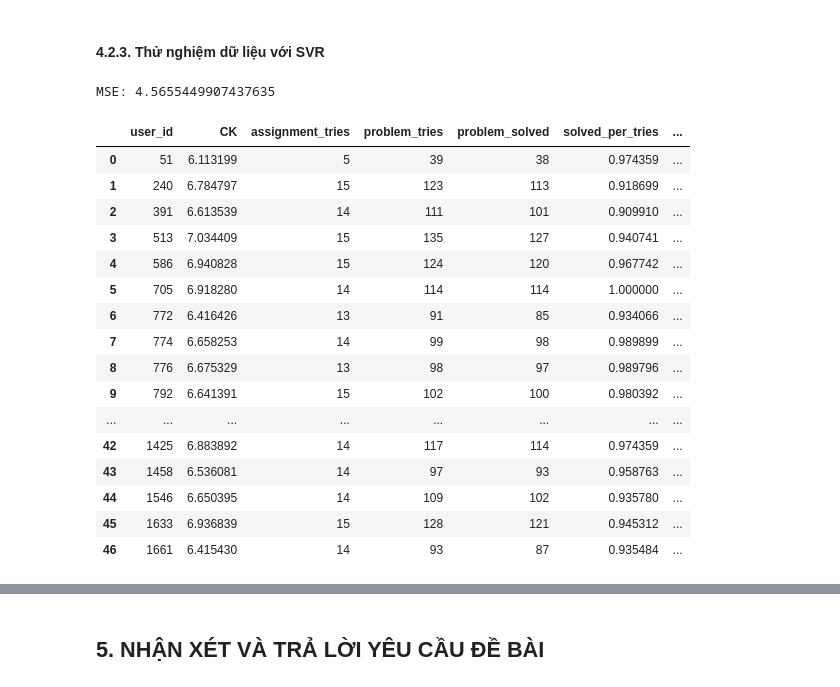
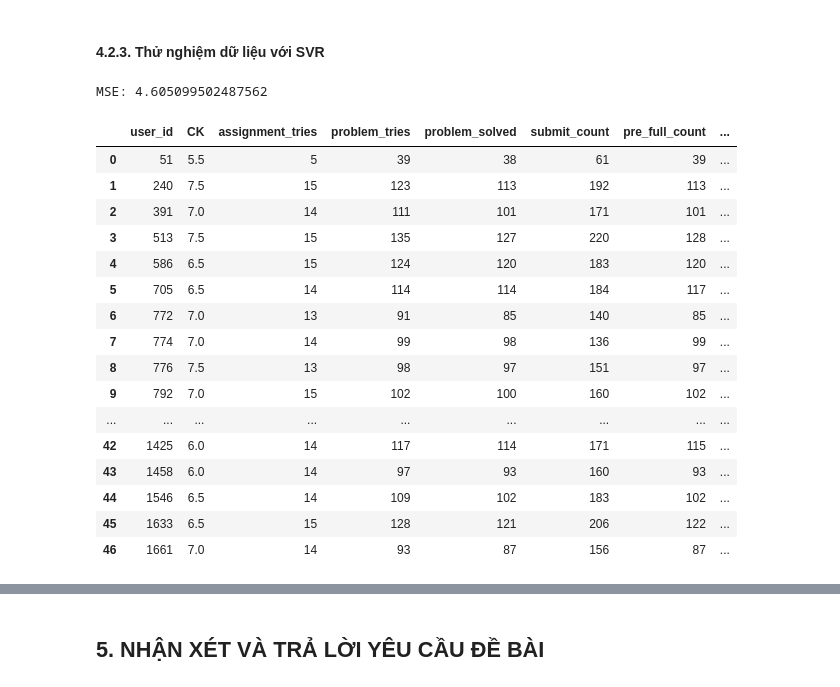
Before and after one commit to caohungphu/CS114.L21, a Jupyter notebook: Colab/Predict_final_exam_score.ipynb, the cells around one changed output, grey strips where cells are left out. Cells and saved outputs as stored; diff of their text form; code cells hidden in the pictures.

```diff
--- a/Colab/Predict_final_exam_score.ipynb
+++ b/Colab/Predict_final_exam_score.ipynb
@@ -123,4 +122,4 @@ memory usage: 53.4+ KB
 # %%
 # Lấy những cột cần thiết
-wecode_data_new = wecode_data[['user_id', 'assignment_id', 'problem_id', 'is_final', 'status', 'pre_score', 'coefficient']]
+wecode_data_new = wecode_data[['user_id', 'assignment_id', 'problem_id', 'is_final', 'status', 'pre_score', 'created_at']]
 score_training_data_new = score_training_data[['id', 'CK']]
@@ -239,6 +217,15 @@ wecode_data_new_header['sub_per_total'] = wecode_data_new_header['submit_count']
 
 # Số lần (pre_score = 10000) / tổng số submition
 wecode_data_new_header['pre_full_per_total'] = wecode_data_new_header['pre_full_count'] / number_of_submissions
+
+# Update thêm chỉ số tổng thời gian các thời gian làm mỗi bài / số bài giải được
+# Merge bảng wecode_data_new_header và bằng thời gian
+wecode_data_new_header = pd.merge(wecode_data_new_header, wecode_full_time, how='inner', on=['user_id'])
+# tổng thời gian các thời gian làm mỗi bài / số bài giải được
+wecode_data_new_header['time_final_per_problem_solved'] = wecode_data_new_header['time_final'] / wecode_data_new_header['problem_solved']
+# 0 / 0 sẽ ra null nên nhóm em fillna bằng max time_final_per_problem_solved cộng với 1 số ngẫu nhiên
+#-> Nhóm em nghĩ rằng số càng lớn điểm càng nhỏ
+wecode_data_new_header['time_final_per_problem_solved'] = wecode_data_new_header['time_final_per_problem_solved'].fillna(max(wecode_data_new_header['time_final_per_problem_solved']) + 19520214)
 # %%
 wecode_data_new_header
 # %% [output]
@@ -388,34 +401,47 @@ plt.show()
 from sklearn.svm import SVR
 from sklearn.metrics import mean_squared_error
 
-X = np.array(training_data[['solved_per_tries', 'problem_tries_per_problems', 'assignment_tries_per_assignments']])
+# Làm tròn điểm số cuối kỳ
+def x_round(x):
+    x = np.round(x*2)/2
+    return x
+
+# Các cột để train
+col_train = ['assignment_tries', 'problem_tries', 'problem_solved', 'submit_count', 'pre_full_count', 'sum_score_is_final',
+             'solved_per_tries', 'problem_tries_per_problems', 'assignment_tries_per_assignments', 'sub_per_total',
+             'pre_full_per_total', 'time_final', 'time_final_per_problem_solved']
+
+# Xây dựng dữ liệu train
+X = np.array(training_data[col_train])
 y = np.array(training_data['CK'])
 
+# Fit model
 clf = SVR().fit(X, y)
-y_predict = clf.predict(X)
+y_predict = x_round(clf.predict(X))
 
+# Đánh giá bằng MSE
 print("MSE:",mean_squared_error(y, y_predict))
 # %% [output]
-MSE: 4.5655449907437635
+MSE: 4.605099502487562
 # %%
 # Dự đoán điểm cuối kỳ còn thiếu
-predict_data['CK'] = clf.predict(predict_data[['solved_per_tries', 'problem_tries_per_problems', 'assignment_tries_per_assignments']])
+predict_data['CK'] = x_round(clf.predict(predict_data[col_train]))
 predict_data
 # %% [output]
-|  | user_id | CK | assignment_tries | problem_tries | problem_solved | solved_per_tries | ... |
-| 0 | 51 | 6.113199 | 5 | 39 | 38 | 0.974359 | ... |
-| 1 | 240 | 6.784797 | 15 | 123 | 113 | 0.918699 | ... |
-| 2 | 391 | 6.613539 | 14 | 111 | 101 | 0.909910 | ... |
-| 3 | 513 | 7.034409 | 15 | 135 | 127 | 0.940741 | ... |
-| 4 | 586 | 6.940828 | 15 | 124 | 120 | 0.967742 | ... |
-| 5 | 705 | 6.918280 | 14 | 114 | 114 | 1.000000 | ... |
-| 6 | 772 | 6.416426 | 13 | 91 | 85 | 0.934066 | ... |
-| 7 | 774 | 6.658253 | 14 | 99 | 98 | 0.989899 | ... |
-| 8 | 776 | 6.675329 | 13 | 98 | 97 | 0.989796 | ... |
-| 9 | 792 | 6.641391 | 15 | 102 | 100 | 0.980392 | ... |
-| ... | ... | ... | ... | ... | ... | ... | ... |
-| 42 | 1425 | 6.883892 | 14 | 117 | 114 | 0.974359 | ... |
-| 43 | 1458 | 6.536081 | 14 | 97 | 93 | 0.958763 | ... |
-| 44 | 1546 | 6.650395 | 14 | 109 | 102 | 0.935780 | ... |
-| 45 | 1633 | 6.936839 | 15 | 128 | 121 | 0.945312 | ... |
-| 46 | 1661 | 6.415430 | 14 | 93 | 87 | 0.935484 | ... |
+|  | user_id | CK | assignment_tries | problem_tries | problem_solved | submit_count | pre_full_count | ... |
+| 0 | 51 | 5.5 | 5 | 39 | 38 | 61 | 39 | ... |
+| 1 | 240 | 7.5 | 15 | 123 | 113 | 192 | 113 | ... |
+| 2 | 391 | 7.0 | 14 | 111 | 101 | 171 | 101 | ... |
+| 3 | 513 | 7.5 | 15 | 135 | 127 | 220 | 128 | ... |
+| 4 | 586 | 6.5 | 15 | 124 | 120 | 183 | 120 | ... |
+| 5 | 705 | 6.5 | 14 | 114 | 114 | 184 | 117 | ... |
+| 6 | 772 | 7.0 | 13 | 91 | 85 | 140 | 85 | ... |
+| 7 | 774 | 7.0 | 14 | 99 | 98 | 136 | 99 | ... |
+| 8 | 776 | 7.5 | 13 | 98 | 97 | 151 | 97 | ... |
+| 9 | 792 | 7.0 | 15 | 102 | 100 | 160 | 102 | ... |
+| ... | ... | ... | ... | ... | ... | ... | ... | ... |
+| 42 | 1425 | 6.0 | 14 | 117 | 114 | 171 | 115 | ... |
+| 43 | 1458 | 6.0 | 14 | 97 | 93 | 160 | 93 | ... |
+| 44 | 1546 | 6.5 | 14 | 109 | 102 | 183 | 102 | ... |
+| 45 | 1633 | 6.5 | 15 | 128 | 121 | 206 | 122 | ... |
+| 46 | 1661 | 7.0 | 14 | 93 | 87 | 156 | 87 | ... |
```
Also changed, not shown: parts of 21 cells of this notebook.
